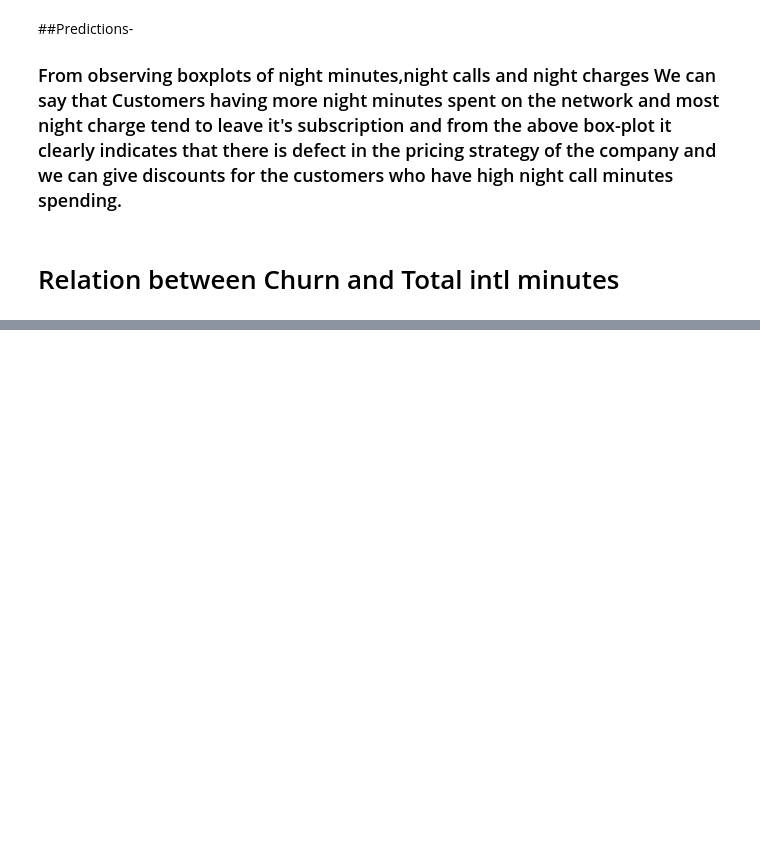
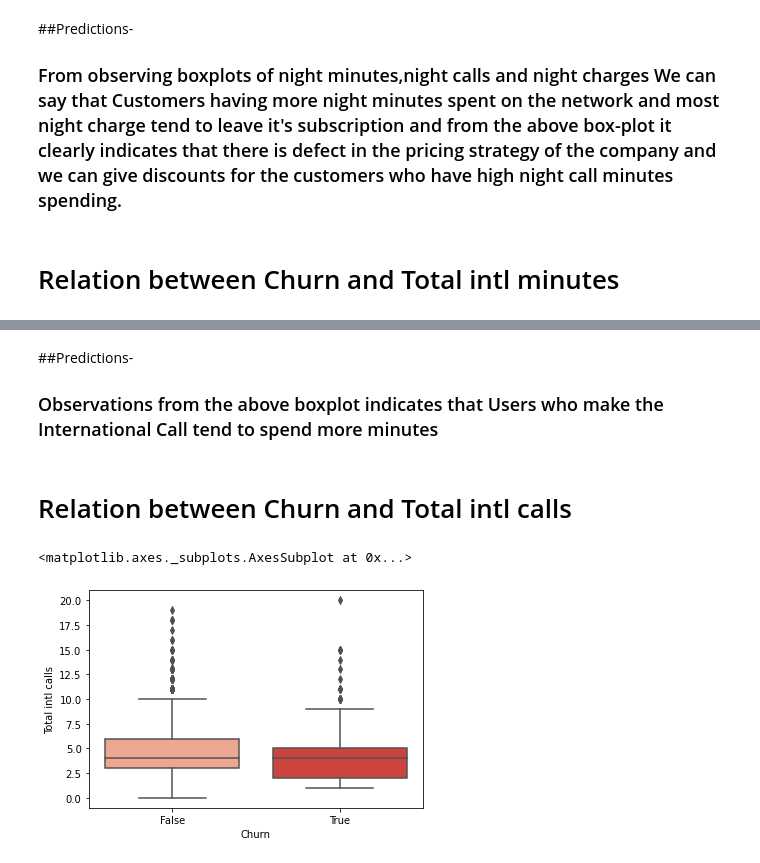
Before and after one commit to MOhitpPatil/EDA-Capstone-Project--telecom-churn-Analysis, a Jupyter notebook: Notebook_.ipynb, the cells around one changed output, grey strips where cells are left out. Cells and saved outputs as stored; diff of their text form; code cells hidden in the pictures; blank space fills up the shorter version.

```diff
--- a/Notebook_.ipynb
+++ b/Notebook_.ipynb
@@ -535,0 +543,12 @@ for i, column in enumerate(telecom1[["Total night calls","Total night minutes","
+# %% [markdown]
+##Predictions-
+### Observations from the above boxplot indicates that Users who make the International Call tend to spend more minutes
+# %% [markdown]
+# Relation between Churn and Total intl calls
+# %%
+#ploting box plot for checking relation between churn and total intl calls
+plt.subplots(figsize=(6,4))
+sns.boxplot(x="Churn",y="Total intl calls",data=telecom1,palette = "Reds")
+# %% [output]
+<matplotlib.axes._subplots.AxesSubplot at 0x...>
+[figure, added]
```
Also changed, not shown: parts of 14 cells of this notebook.
